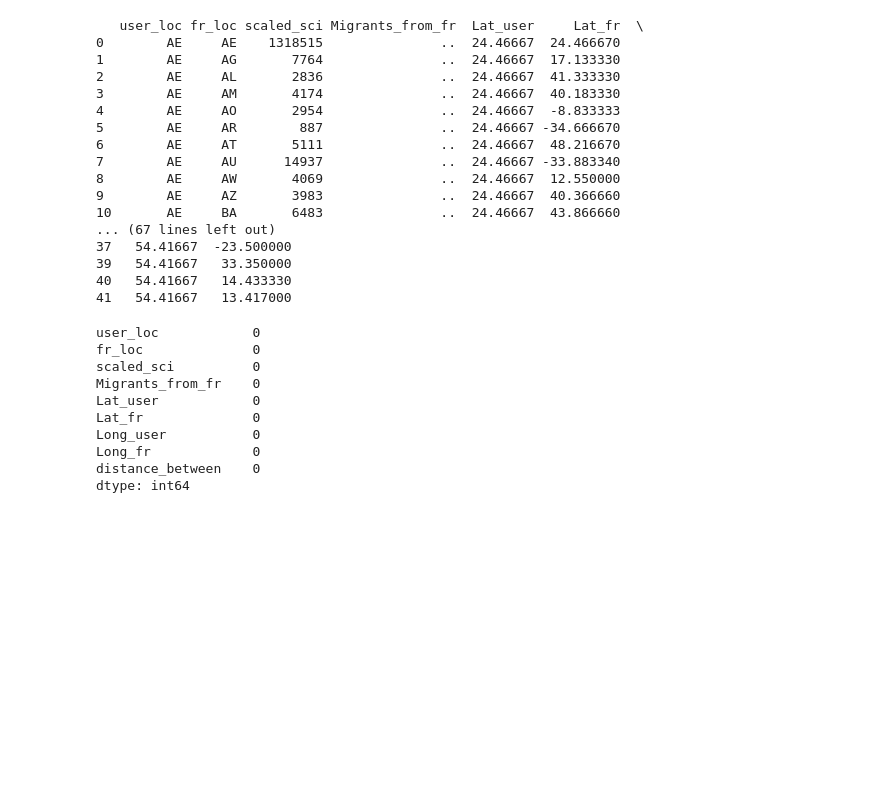
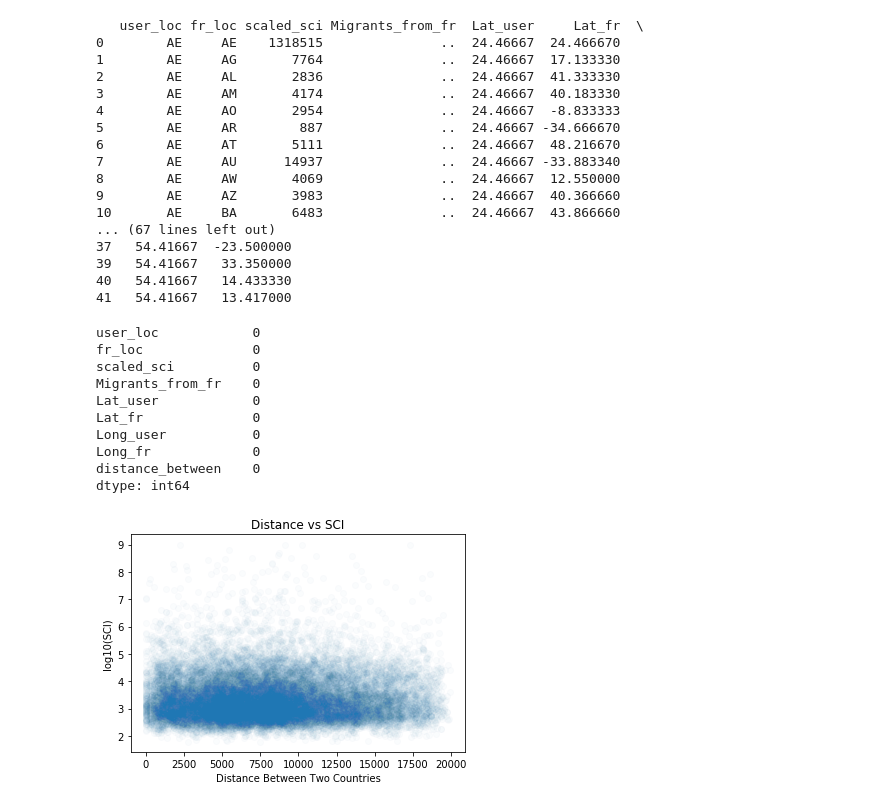
Before and after one commit to jonahdf/social-connectedness, a Jupyter notebook: correlation_distance.ipynb, the cells around one changed output. Cells and saved outputs as stored; diff of their text form; code cells hidden in the pictures; blank space fills up the shorter version.

```diff
--- a/correlation_distance.ipynb
+++ b/correlation_distance.ipynb
@@ -135,3 +135,15 @@ Long_user           0
 Long_fr             0
 distance_between    0
 dtype: int64
+# %%
+merged['scaled_sci'] = pd.to_numeric(merged['scaled_sci'], errors='coerce')
+merged['SCI_log10'] = np.log10(merged['scaled_sci'])
+
+
+plt.scatter(merged['distance_between'], merged['SCI_log10'], alpha = 0.02)
+plt.xlabel('Distance Between Two Countries')
+plt.ylabel('log10(SCI)')
+plt.title('Distance vs SCI')
+plt.show()
+# %% [output]
+[figure, added]
```
Also changed, not shown: parts of 3 cells of this notebook.
